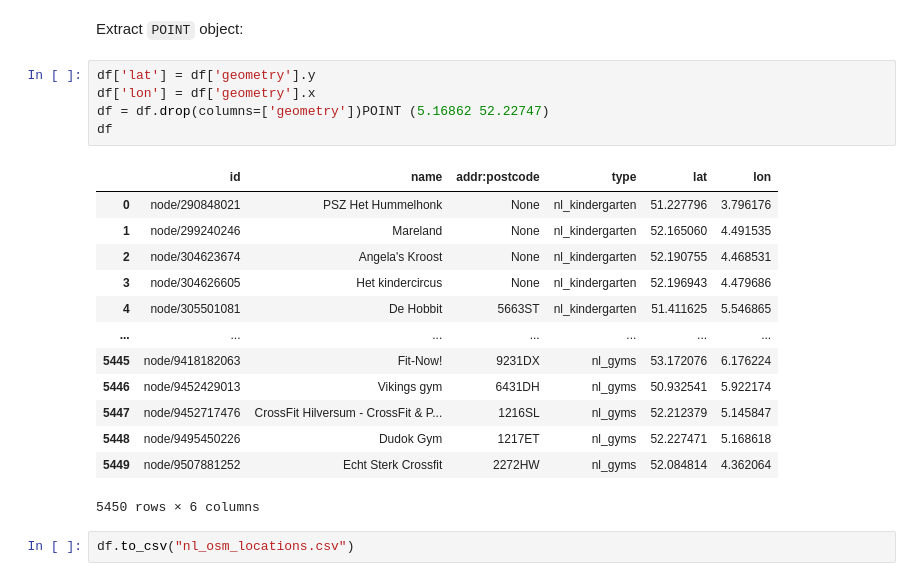
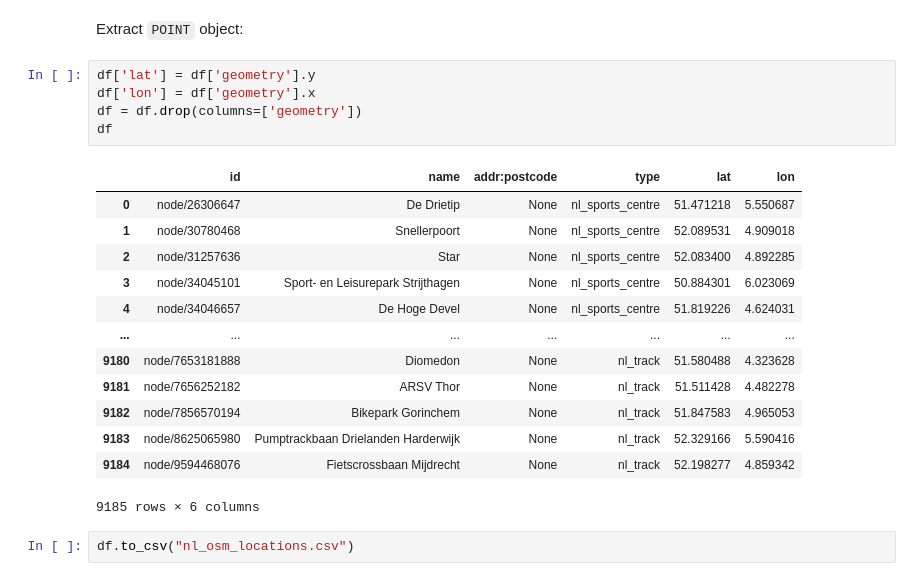
Before and after one commit to Fhashemi91/DEiA-2, a Jupyter notebook: generate_facilities.ipynb, the cells around one changed output. Drawn from its saved outputs; the diff is of its cells as text.

Commit message:
Include new sport facilities.

```diff
--- a/generate_facilities.ipynb
+++ b/generate_facilities.ipynb
@@ -104,21 +113,21 @@ Extract `POINT` object:
 # %%
 df['lat'] = df['geometry'].y
 df['lon'] = df['geometry'].x
-df = df.drop(columns=['geometry'])POINT (5.16862 52.22747)
+df = df.drop(columns=['geometry'])
 df
 # %% [output]
 |  | id | name | addr:postcode | type | lat | lon |
-| 0 | node/290848021 | PSZ Het Hummelhonk | None | nl_kindergarten | 51.227796 | 3.796176 |
-| 1 | node/299240246 | Mareland | None | nl_kindergarten | 52.165060 | 4.491535 |
-| 2 | node/304623674 | Angela's Kroost | None | nl_kindergarten | 52.190755 | 4.468531 |
-| 3 | node/304626605 | Het kindercircus | None | nl_kindergarten | 52.196943 | 4.479686 |
-| 4 | node/305501081 | De Hobbit | 5663ST | nl_kindergarten | 51.411625 | 5.546865 |
+| 0 | node/26306647 | De Drietip | None | nl_sports_centre | 51.471218 | 5.550687 |
+| 1 | node/30780468 | Snellerpoort | None | nl_sports_centre | 52.089531 | 4.909018 |
+| 2 | node/31257636 | Star | None | nl_sports_centre | 52.083400 | 4.892285 |
+| 3 | node/34045101 | Sport- en Leisurepark Strijthagen | None | nl_sports_centre | 50.884301 | 6.023069 |
+| 4 | node/34046657 | De Hoge Devel | None | nl_sports_centre | 51.819226 | 4.624031 |
 | ... | ... | ... | ... | ... | ... | ... |
-| 5445 | node/9418182063 | Fit-Now! | 9231DX | nl_gyms | 53.172076 | 6.176224 |
-| 5446 | node/9452429013 | Vikings gym | 6431DH | nl_gyms | 50.932541 | 5.922174 |
-| 5447 | node/9452717476 | CrossFit Hilversum - CrossFit & P... | 1216SL | nl_gyms | 52.212379 | 5.145847 |
-| 5448 | node/9495450226 | Dudok Gym | 1217ET | nl_gyms | 52.227471 | 5.168618 |
-| 5449 | node/9507881252 | Echt Sterk Crossfit | 2272HW | nl_gyms | 52.084814 | 4.362064 |
+| 9180 | node/7653181888 | Diomedon | None | nl_track | 51.580488 | 4.323628 |
+| 9181 | node/7656252182 | ARSV Thor | None | nl_track | 51.511428 | 4.482278 |
+| 9182 | node/7856570194 | Bikepark Gorinchem | None | nl_track | 51.847583 | 4.965053 |
+| 9183 | node/8625065980 | Pumptrackbaan Drielanden Harderwijk | None | nl_track | 52.329166 | 5.590416 |
+| 9184 | node/9594468076 | Fietscrossbaan Mijdrecht | None | nl_track | 52.198277 | 4.859342 |
-5450 rows × 6 columns
+9185 rows × 6 columns
 # %%
 df.to_csv("nl_osm_locations.csv")
```
Also changed, not shown: parts of 2 cells of this notebook, 12 other files.
